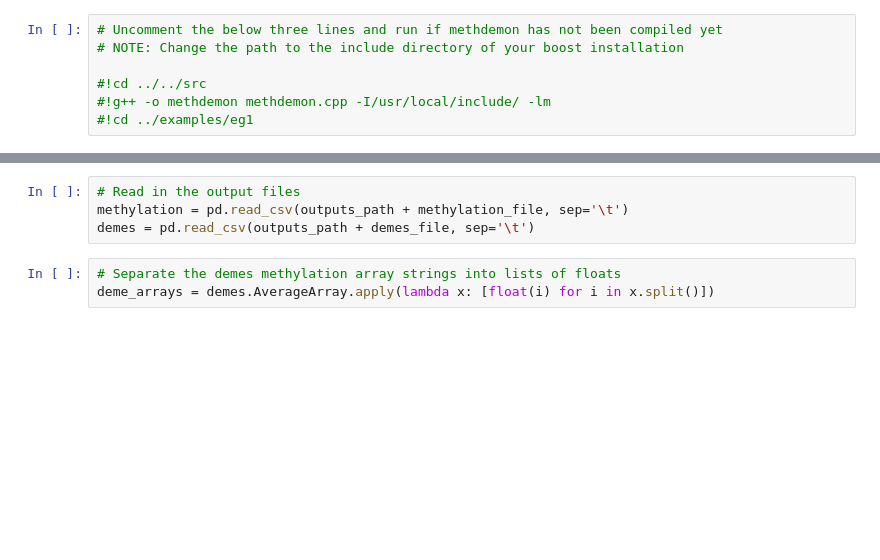
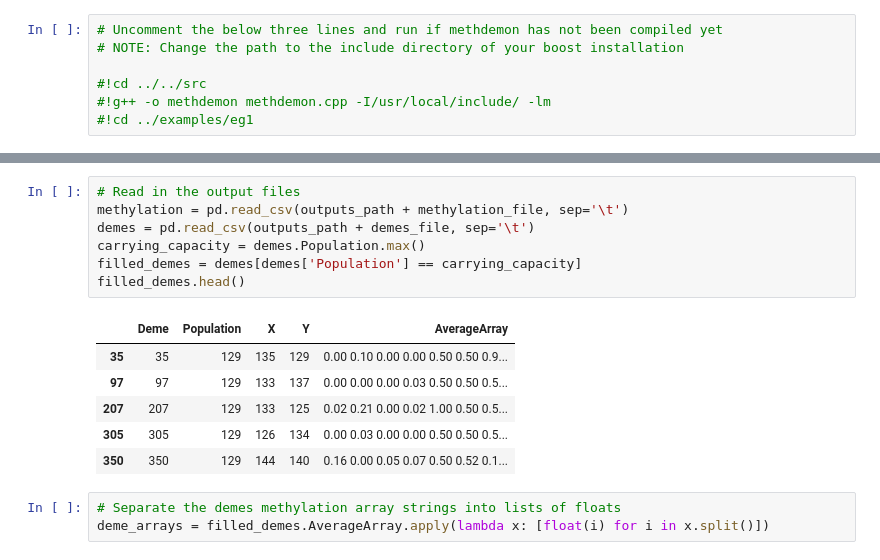
Before and after one commit to robjohnnoble/demon_model, a Jupyter notebook: examples/eg1/eg1.ipynb, the cells around one changed output, grey strips where cells are left out. Saved outputs shown, nothing was run; the diff lists cells and outputs as text; blank space fills up the shorter version.

```diff
--- a/examples/eg1/eg1.ipynb
+++ b/examples/eg1/eg1.ipynb
@@ -41,10 +42,20 @@ Exit code 0
 # %%
 # Read in the output files
 methylation = pd.read_csv(outputs_path + methylation_file, sep='\t')
 demes = pd.read_csv(outputs_path + demes_file, sep='\t')
+carrying_capacity = demes.Population.max()
+filled_demes = demes[demes['Population'] == carrying_capacity]
+filled_demes.head()
+# %% [output]
+|  | Deme | Population | X | Y | AverageArray |
+| 35 | 35 | 129 | 135 | 129 | 0.00 0.10 0.00 0.00 0.50 0.50 0.9... |
+| 97 | 97 | 129 | 133 | 137 | 0.00 0.00 0.00 0.03 0.50 0.50 0.5... |
+| 207 | 207 | 129 | 133 | 125 | 0.02 0.21 0.00 0.02 1.00 0.50 0.5... |
+| 305 | 305 | 129 | 126 | 134 | 0.00 0.03 0.00 0.00 0.50 0.50 0.5... |
+| 350 | 350 | 129 | 144 | 140 | 0.16 0.00 0.05 0.07 0.50 0.52 0.1... |
 # %%
 # Separate the demes methylation array strings into lists of floats
-deme_arrays = demes.AverageArray.apply(lambda x: [float(i) for i in x.split()])
+deme_arrays = filled_demes.AverageArray.apply(lambda x: [float(i) for i in x.split()])
 # %%
 # Plot a randomly selected deme's methylation array
 # Randomly select deme to plot
```
Also changed, not shown: parts of 14 cells of this notebook, 2 other files.
